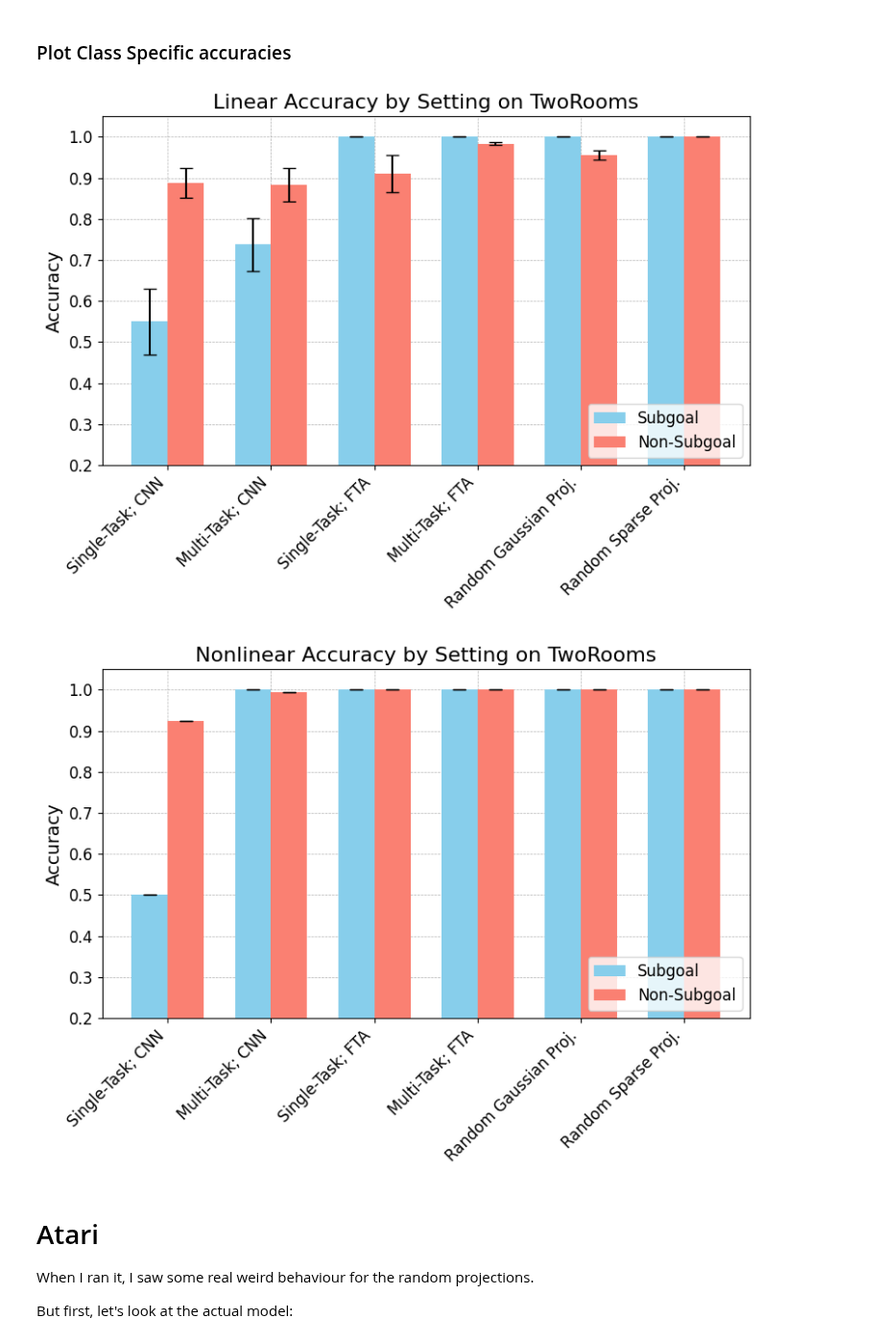
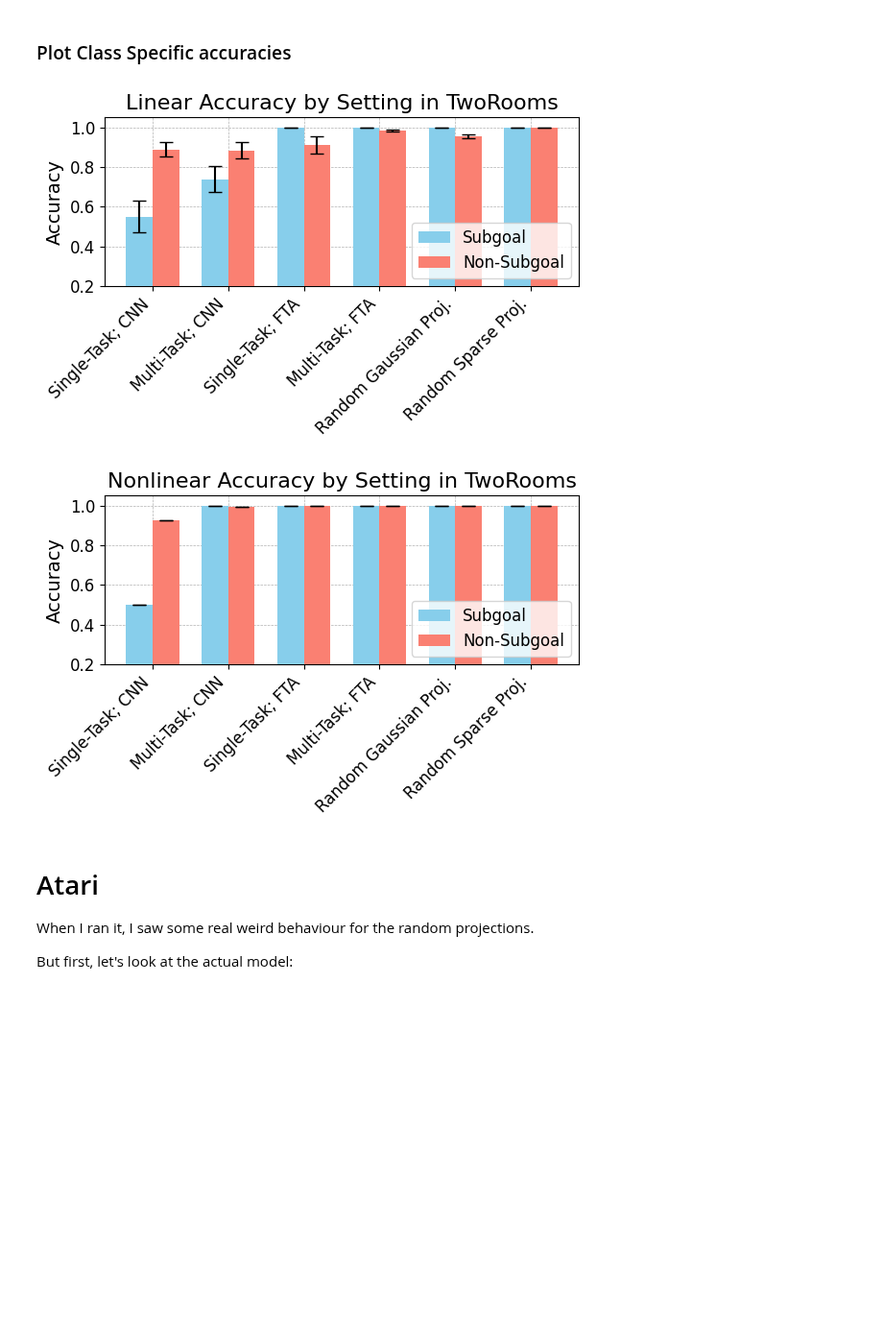
Before and after one commit to kevroi/discovery, a Jupyter notebook: discovery/class_analysis/load_results.ipynb, the cells around one changed output. Shown at 96% size. Cells and saved outputs as stored; diff of their text form; code cells hidden in the pictures; blank space fills up the shorter version.

Commit message:
Complete train analysis on minigrid and seaquest.

```diff
--- a/discovery/class_analysis/load_results.ipynb
+++ b/discovery/class_analysis/load_results.ipynb
@@ -153,10 +153,13 @@ ax.set_xlabel('Model Type')
 ax.set_ylabel('Linear Accuracy')
 ax.set_title('Linear Accuracy by Model Type and Task')
 ax.set_xticklabels(df_two_rooms_clean['label'], rotation=45, ha='right')
-ax.set_ylim(0.7, 1.0)
+ax.set_ylim(0.7, 1.03)
+
 
 plt.tight_layout()
+plt.savefig('plots/classifier_res/minigrid_linear_train_OLD.png')
 plt.show()
+
 
 # Plotting for nonlinear accuracy
 fig, ax = plt.subplots(figsize=(8, 5))
@@ -170,8 +173,10 @@ ax.set_xlabel('Model Type')
 ax.set_ylabel('Nonlinear Accuracy')
 ax.set_title('Nonlinear Accuracy by Model Type and Task')
 ax.set_xticklabels(df_two_rooms_clean['label'], rotation=45, ha='right')
-ax.set_ylim(0.7, 1.0)
+ax.set_ylim(0.7, 1.03)
+
 
 plt.tight_layout()
+plt.savefig('plots/classifier_res/minigrid_nonlinear_train_OLD.png')
 plt.show()
 # %% [output]
@@ -200,6 +205,9 @@ plt.show()
 # df_two_rooms_clean = pd.DataFrame(data)
 
 # Reorder DataFrame based on the specified order
+from numpy import save
+
+
 order = ['Single-Task; CNN', 'Multi-Task; CNN', 'Random Sparse Proj.; GAUSS', 'Single-Task; FTA', 'Multi-Task; FTA', 'Random Sparse Proj.; SPARSE']
 df_two_rooms_clean['order'] = df_two_rooms_clean['label'].apply(lambda x: order.index(x) if x in order else len(order))
 df_two_rooms_clean = df_two_rooms_clean.sort_values('order')
@@ -213,8 +221,11 @@ plt.rc('ytick', labelsize=12)    # fontsize of the tick labels
 plt.rc('legend', fontsize=12)    # legend fontsize
 
 # Function to create bar plot
-def create_bar_plot(y1_mean, y1_err, y2_mean, y2_err, ylabel, title, color1='skyblue', color2='salmon'):
-    fig, ax = plt.subplots(figsize=(8, 6))
+def create_bar_plot(
+        y1_mean, y1_err, y2_mean, y2_err, ylabel, title,
+        savepath=None, color1='skyblue', color2='salmon'):
+#     fig, ax = plt.subplots(figsize=(8, 6))
+    fig, ax = plt.subplots(figsize=(6, 4))
 
     bar_width = 0.35
     index = np.arange(len(df_two_rooms_clean))
@@ -228,37 +239,42 @@ def create_bar_plot(y1_mean, y1_err, y2_mean, y2_err, ylabel, title, color1='sky
     # Bar chart for non_sg_acc_mean
     bars2 = ax.bar(
         index + bar_width, df_two_rooms_clean[y2_mean],
         bar_width, yerr=df_two_rooms_clean[y2_err],
         label='Non-Subgoal', capsize=5, color=color2, zorder=3)
 
 #     ax.set_xlabel('Model Type')
     ax.set_ylabel(ylabel)
     ax.set_title(title)
     ax.set_xticks(index + bar_width / 2)
     ax.set_xticklabels(df_two_rooms_clean['label'], rotation=45, ha='right')
     ax.set_ylim(0.2, 1.05)
     ax.grid(True, which='both', linestyle='--', linewidth=0.5, zorder=0)
     ax.legend(loc='lower right')
 
     plt.tight_layout()
+    if savepath:
+       plt.savefig(savepath)
     plt.show()
 
 # Plotting for linear accuracy
 create_bar_plot(
     'lin_sg_acc_mean', 'lin_sg_acc_std_err',
     'lin_non_sg_acc_mean', 'lin_non_sg_acc_std_err',
     'Accuracy',
-    'Linear Accuracy by Setting on TwoRooms')
+    'Linear Accuracy by Setting in TwoRooms',
+    savepath='plots/classifier_res/minigrid_linear_train.png')
+
 
 # Plotting for nonlinear accuracy
 create_bar_plot(
     'nonlin_sg_acc_mean', 'nonlin_sg_acc_std_err',
     'nonlin_non_sg_acc_mean', 'nonlin_non_sg_acc_std_err',
     'Accuracy',
-    'Nonlinear Accuracy by Setting on TwoRooms')
+    'Nonlinear Accuracy by Setting in TwoRooms',
+    savepath='plots/classifier_res/minigrid_nonlinear_train.png')
 # %% [output]
-[figure, old version]
+[figure, new version]
-[figure, old version]
+[figure, new version]
 # %% [markdown]
 # Atari
 
```
Also changed, not shown: parts of 10 cells of this notebook, 3 other files.
